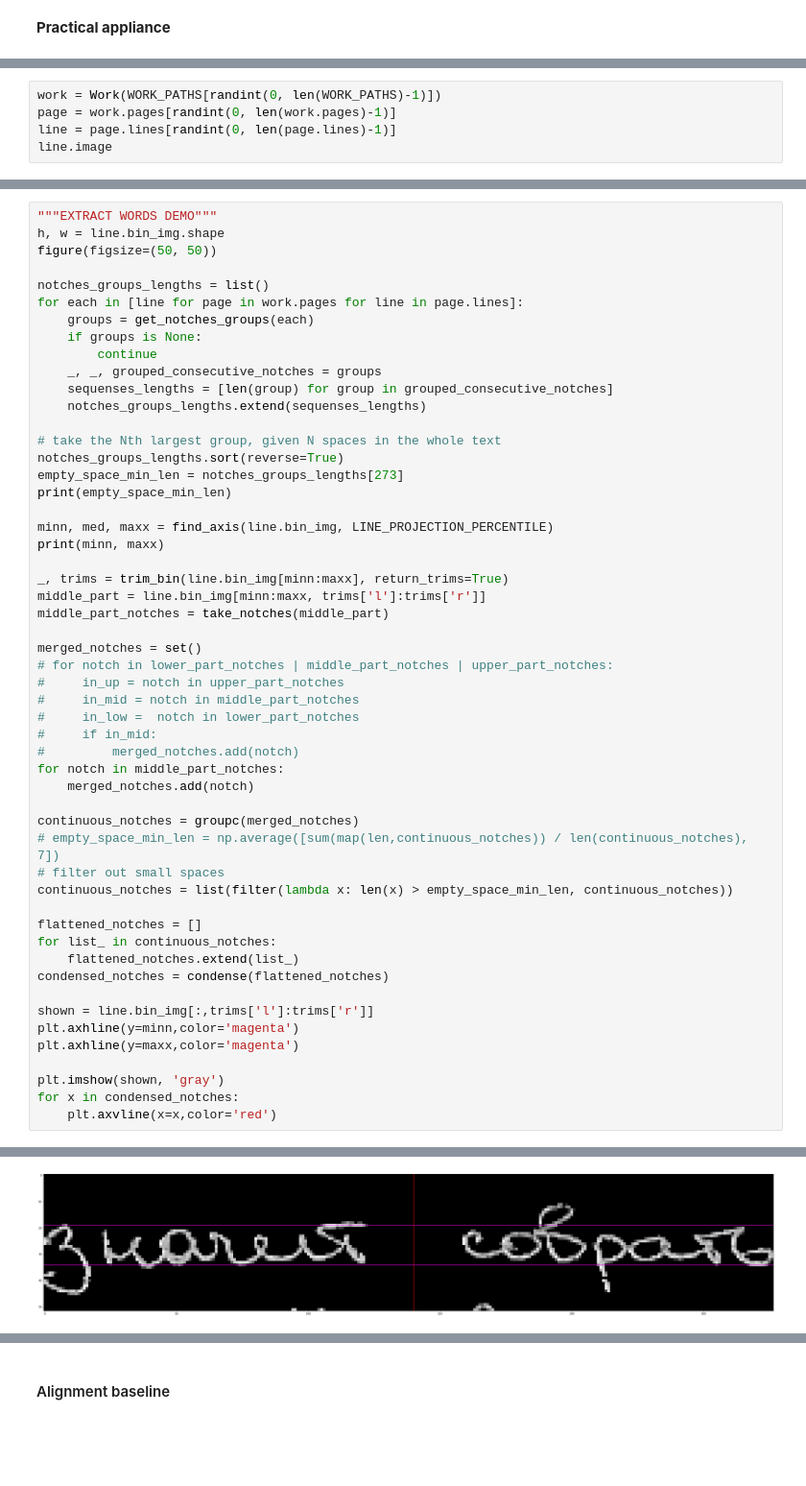
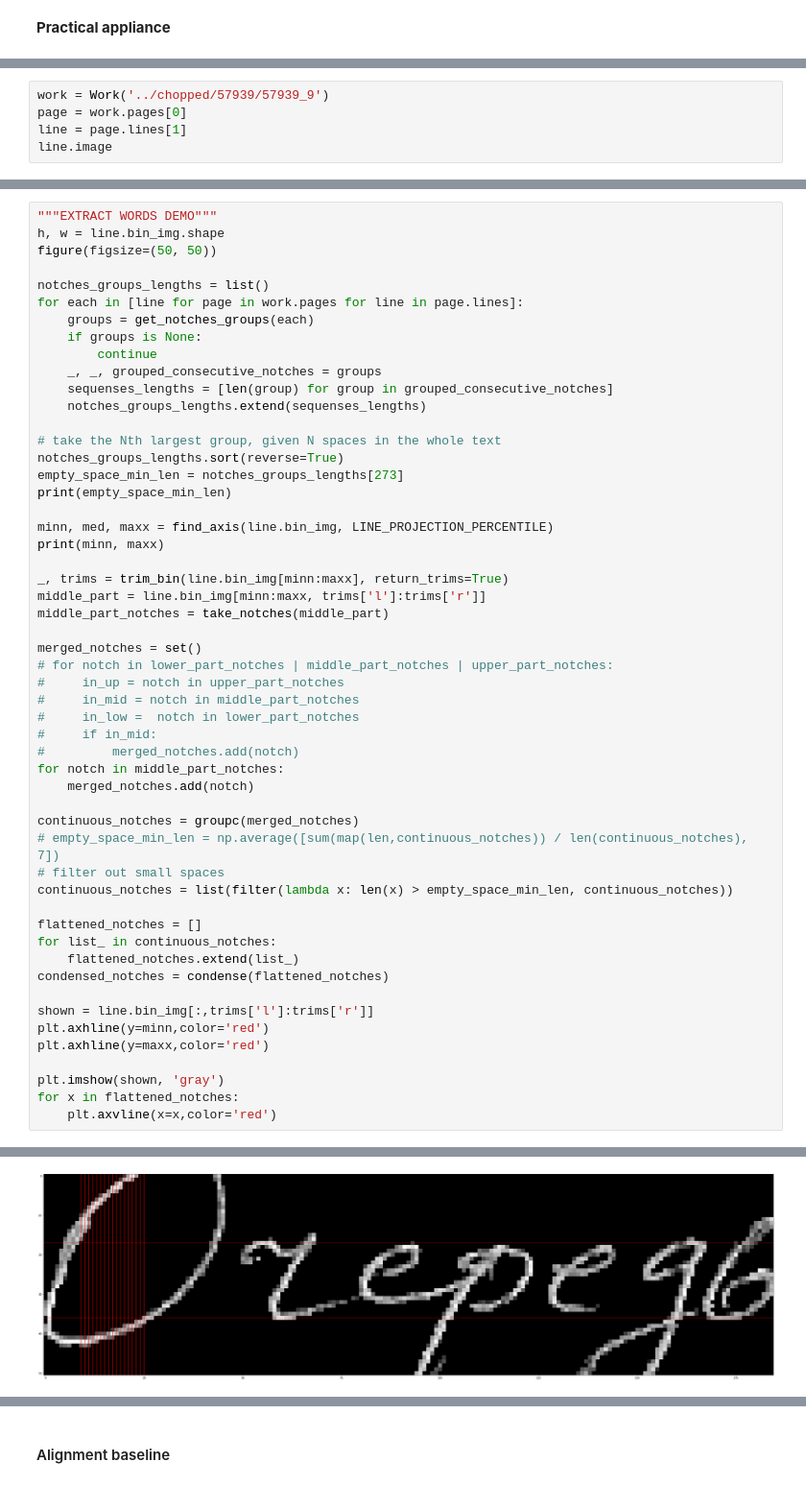
Before and after one commit to EmilNadimanov/disser, a Jupyter notebook: code/WordExtraction.ipynb, the cells around one changed output, grey strips where cells are left out. Shown at 96% size. Cells and saved outputs as stored; diff of their text form; blank space fills up the shorter version.

```diff
--- a/code/WordExtraction.ipynb
+++ b/code/WordExtraction.ipynb
@@ -350,6 +347,6 @@ WORK_PATHS[randint(0, len(WORK_PATHS)-1)]
 # %%
-work = Work(WORK_PATHS[randint(0, len(WORK_PATHS)-1)])
-page = work.pages[randint(0, len(work.pages)-1)]
-line = page.lines[randint(0, len(page.lines)-1)]
+work = Work('../chopped/57939/57939_9')
+page = work.pages[0]
+line = page.lines[1]
 line.image
 # %% [output]
@@ -401,10 +398,10 @@ for list_ in continuous_notches:
 condensed_notches = condense(flattened_notches)
 
 shown = line.bin_img[:,trims['l']:trims['r']]
-plt.axhline(y=minn,color='magenta')
-plt.axhline(y=maxx,color='magenta')
+plt.axhline(y=minn,color='red')
+plt.axhline(y=maxx,color='red')
 
 plt.imshow(shown, 'gray')
-for x in condensed_notches:
+for x in flattened_notches:
     plt.axvline(x=x,color='red')
 # %% [output]
@@ -413,4 +410,4 @@ for x in condensed_notches:
-[figure, old version]
+[figure, new version]
 # %%
 TOTAL_SPACES = 273
 def extract_words(work):
```
Also changed, not shown: parts of 11 cells of this notebook, 19 other files.
